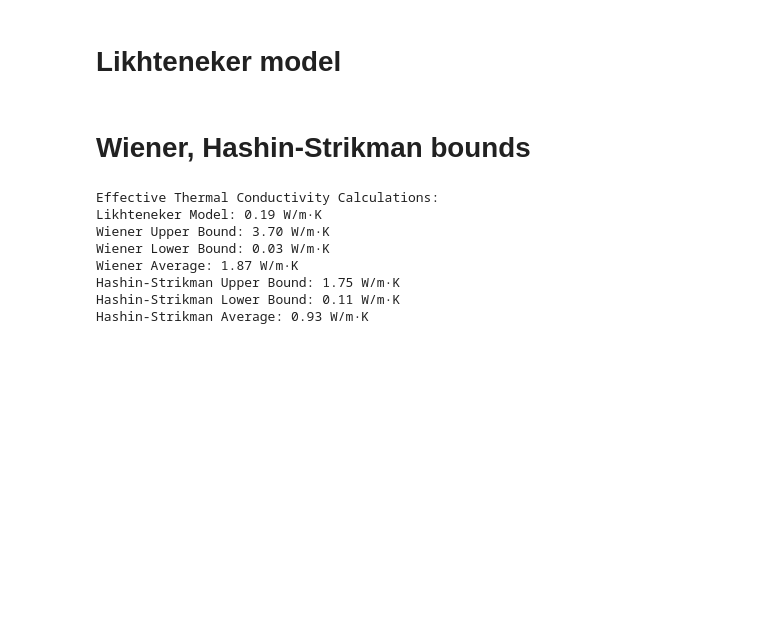
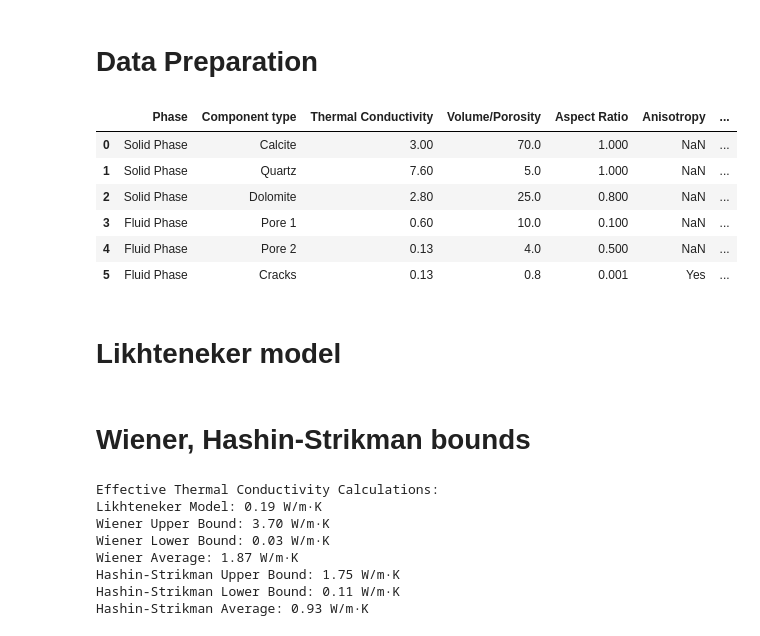
Before and after one commit to MariiaKalinina/RPM, a Jupyter notebook: RPM_FRAMEWORK.ipynb, the cells around one changed output. Drawn from its saved outputs; the diff is of its cells as text; code cells hidden in the pictures; blank space fills up the shorter version.

```diff
--- a/RPM_FRAMEWORK.ipynb
+++ b/RPM_FRAMEWORK.ipynb
@@ -5,3 +25,27 @@ import numpy as np
+# %% [markdown]
+# Data Preparation
+# %%
+input_data = pd.read_csv(
+    '/content/RPM/Input data/INPUT_DATA.csv',
+    sep=None,              # Let pandas detect the delimiter
+    decimal=',',           # Treat commas as decimal points
+    na_values=['NaN', ''], # Handle missing values
+    engine='python'        # More flexible parser
+)
+input_data = input_data.dropna(how='all')  # Drop rows where ALL columns are NaN
+
+input_data['Phase'] = input_data['Phase'].ffill()  # Fill NaN with the previous non-NaN value
+input_data = input_data.reset_index(drop=True)
+# %%
+input_data
+# %% [output]
+|  | Phase | Component type | Thermal Conductivity | Volume/Porosity | Aspect Ratio | Anisotropy | ... |
+| 0 | Solid Phase | Calcite | 3.00 | 70.0 | 1.000 | NaN | ... |
+| 1 | Solid Phase | Quartz | 7.60 | 5.0 | 1.000 | NaN | ... |
+| 2 | Solid Phase | Dolomite | 2.80 | 25.0 | 0.800 | NaN | ... |
+| 3 | Fluid Phase | Pore 1 | 0.60 | 10.0 | 0.100 | NaN | ... |
+| 4 | Fluid Phase | Pore 2 | 0.13 | 4.0 | 0.500 | NaN | ... |
+| 5 | Fluid Phase | Cracks | 0.13 | 0.8 | 0.001 | Yes | ... |
 # %% [markdown]
 # Likhteneker model
 # %%
```
Also changed, not shown: parts of 9 cells of this notebook.
